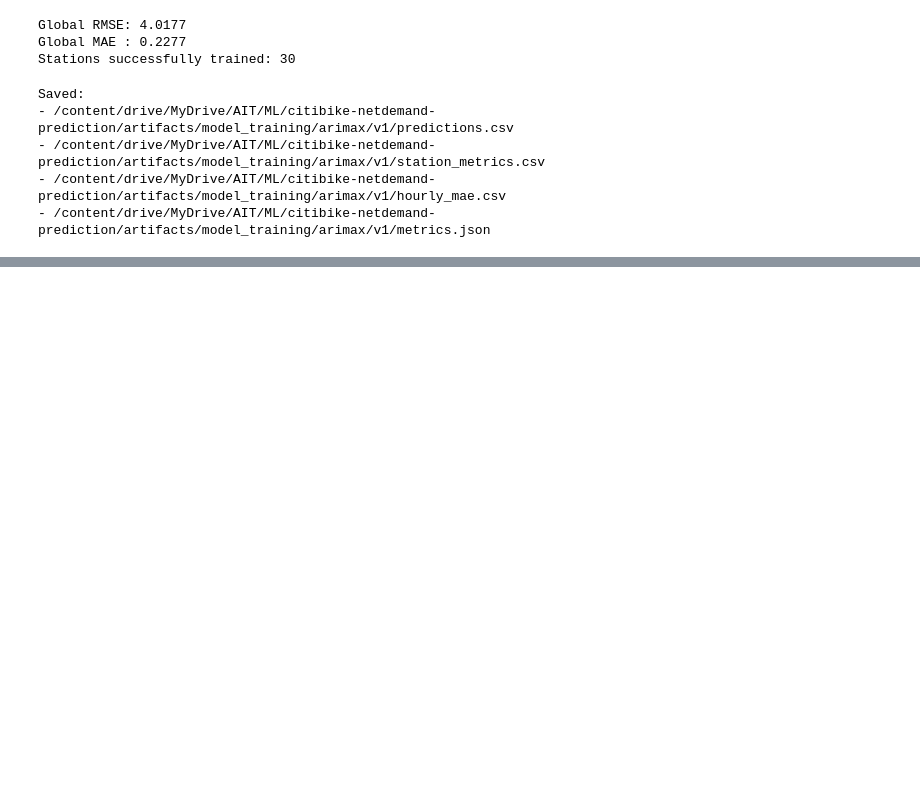
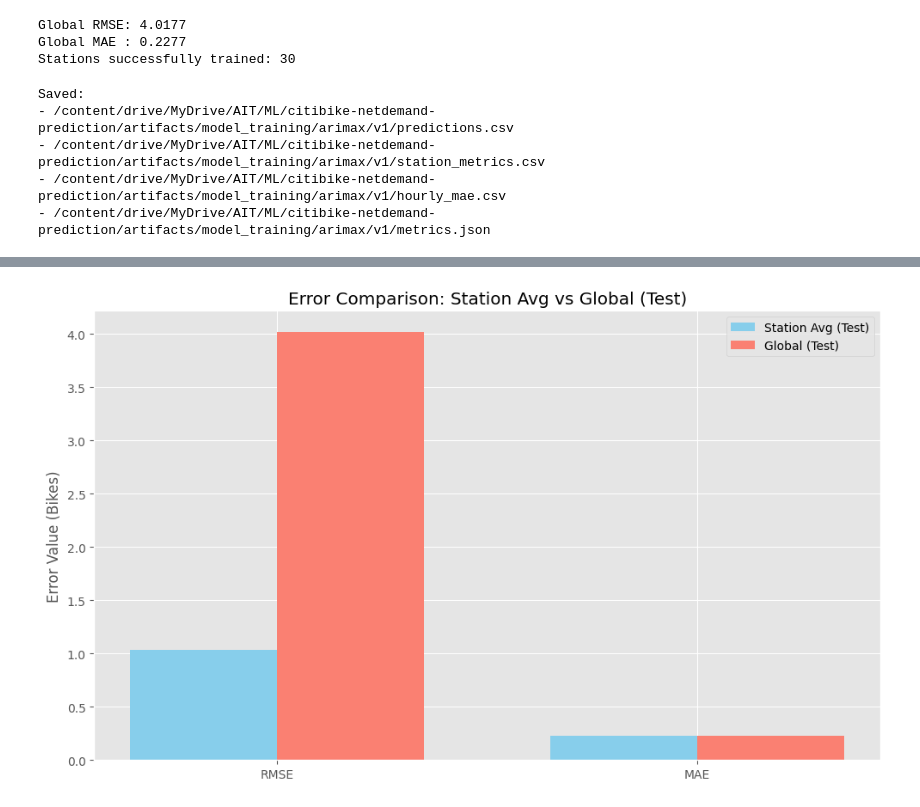
Before and after one commit to thet-htun-swe/SPATIO-TEMPORAL-DEMAND-FORECASTING-FOR-MICRO-MOBILITY-REBALANCING, a Jupyter notebook: notebooks/model_training/train_arimax_v1.ipynb, the cells around one changed output, grey strips where cells are left out. Cells and saved outputs as stored; diff of their text form; code cells hidden in the pictures; blank space fills up the shorter version.

```diff
--- a/notebooks/model_training/train_arimax_v1.ipynb
+++ b/notebooks/model_training/train_arimax_v1.ipynb
@@ -251,0 +319,24 @@ Saved:
+# %%
+# 4) Error comparison (Test-level + station-average; no train metrics needed)
+from sklearn.metrics import mean_absolute_error, mean_squared_error
+
+global_rmse = float(np.sqrt(mean_squared_error(pred_df["y_true"], pred_df["y_pred"])))
+global_mae = float(mean_absolute_error(pred_df["y_true"], pred_df["y_pred"]))
+station_avg_rmse = float(station_mae["rmse"].mean())
+station_avg_mae = float(station_mae["mae"].mean())
+
+labels = ["RMSE", "MAE"]
+x = np.arange(len(labels))
+w = 0.35
+
+plt.figure(figsize=(10,6))
+plt.bar(x - w/2, [station_avg_rmse, station_avg_mae], width=w, label="Station Avg (Test)", color="skyblue")
+plt.bar(x + w/2, [global_rmse, global_mae], width=w, label="Global (Test)", color="salmon")
+plt.title("Error Comparison: Station Avg vs Global (Test)")
+plt.ylabel("Error Value (Bikes)")
+plt.xticks(x, labels)
+plt.legend()
+plt.tight_layout()
+plt.show()
+# %% [output]
+[figure, added]
```
Also changed, not shown: parts of 5 cells of this notebook.
